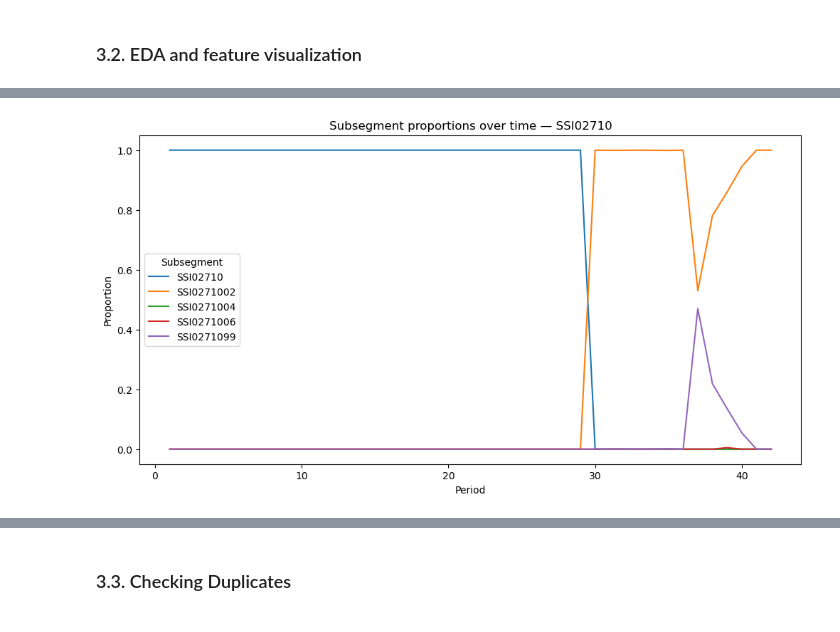
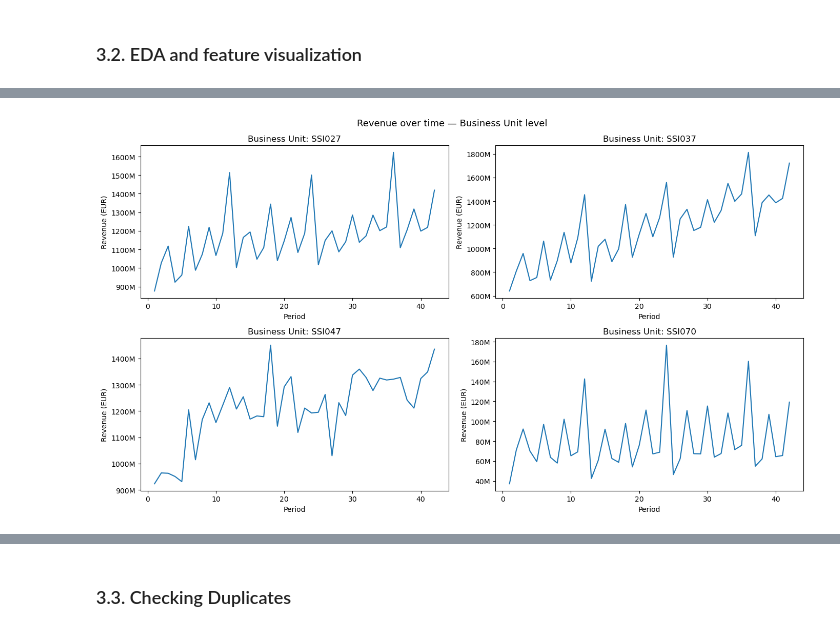
Before and after one commit to Alanog10/Siemens, a Jupyter notebook: Middle-Out.ipynb, the cells around one changed output, grey strips where cells are left out. Cells and saved outputs as stored; diff of their text form; code cells hidden in the pictures.

```diff
--- a/Middle-Out.ipynb
+++ b/Middle-Out.ipynb
@@ -61,27 +65,0 @@ memory usage: 2.7+ MB
-# %%
-# get all combinations of subsegments and periods that should exist
-all_periods     = pd.DataFrame({'Period': range(1, 43)})
-all_subsegments = df_merged[['Business_Unit', 'Segment', 'Subsegment']].drop_duplicates()
-
-# cross join to get every possible combination
-full_grid = all_subsegments.assign(key=1).merge(all_periods.assign(key=1), on='key').drop('key', axis=1)
-
-# merge with actual data to find missing combinations
-df_merged = full_grid.merge(df_merged, on=['Period', 'Business_Unit', 'Segment', 'Subsegment'], how='left')
-
-# fill revenue and orders with 0 where missing
-df_merged['Revenue'] = df_merged['Revenue'].fillna(0)
-df_merged['Orders']  = df_merged['Orders'].fillna(0)
-
-# track start period per subsegment (first period where it actually appeared in original data)
-start_periods = (
-    df_merged[df_merged['Revenue'] != 0]
-    .groupby('Subsegment')['Period']
-    .min()
-    .reset_index()
-    .rename(columns={'Period': 'Start_Period'})
-)
-df_merged = df_merged.merge(start_periods, on='Subsegment', how='left')
-
-print(df_merged.shape)
-print(df_merged[['Period', 'Subsegment', 'Revenue', 'Start_Period']].head(20))
@@ -163,30 +185,19 @@ plt.show()
-# %%
-# compute proportions
-df_prop = (
-    df_merged.groupby(['Period', 'Segment', 'Subsegment'])['Revenue']
-    .sum()
-    .reset_index()
-)
-
-# total per segment
-df_total = (
-    df_prop.groupby(['Period', 'Segment'])['Revenue']
-    .sum()
-    .reset_index()
-    .rename(columns={'Revenue': 'Segment_Revenue'})
-)
-
-df_prop = df_prop.merge(df_total, on=['Period', 'Segment'])
-df_prop['Proportion'] = df_prop['Revenue'] / df_prop['Segment_Revenue']
-
-# plot for a sample segment
-sample_segment = df_prop['Segment'].unique()[0]
-
-df_sample = df_prop[df_prop['Segment'] == sample_segment]
-
-plt.figure(figsize=(12,6))
-sns.lineplot(data=df_sample, x='Period', y='Proportion', hue='Subsegment')
-plt.title(f"Subsegment proportions over time — {sample_segment}")
-plt.show()
-# %% [output]
-[figure, removed]
+# %%
+#revenue over time at BUSINESS UNIT level
+bu_data = df_merged.groupby(['Period', 'Business_Unit'])['Revenue'].sum().reset_index()
+
+fig, axes = plt.subplots(2, 2, figsize=(14, 8))
+axes = axes.flatten()
+for i, bu in enumerate(sorted(bu_data['Business_Unit'].unique())):
+    d = bu_data[bu_data['Business_Unit'] == bu]
+    axes[i].plot(d['Period'], d['Revenue'])
+    axes[i].set_title(f'Business Unit: {bu}')
+    axes[i].set_xlabel('Period')
+    axes[i].set_ylabel('Revenue (EUR)')
+    axes[i].yaxis.set_major_formatter(mticker.FuncFormatter(lambda x, _: f'{x/1e6:.0f}M'))
+plt.suptitle('Revenue over time — Business Unit level', fontsize=13)
+plt.tight_layout()
+plt.savefig('revenue_business_units.png', dpi=150)
+plt.show()
+# %% [output]
+[figure, added]
```
Also changed, not shown: parts of 25 cells of this notebook, 8 other files.
